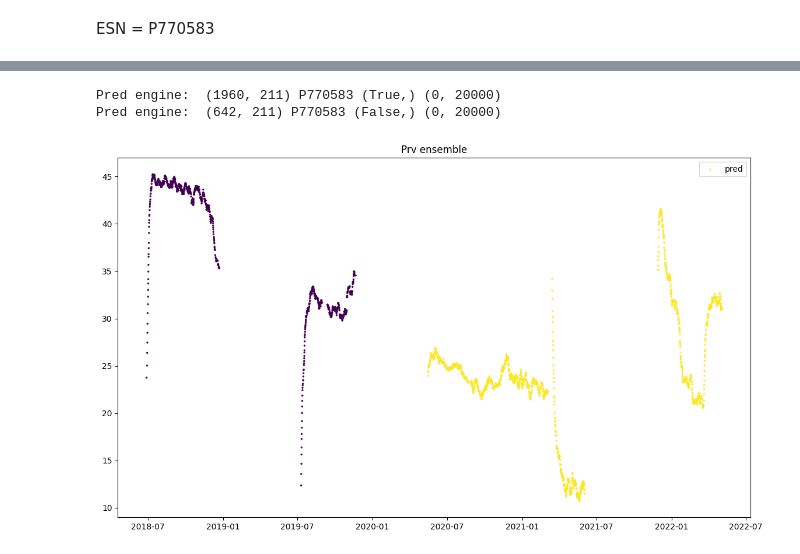
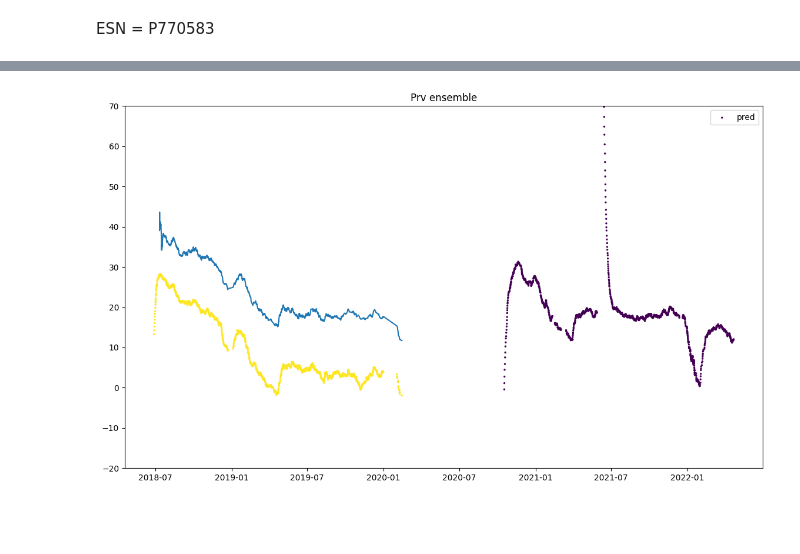
Before and after one commit to skeptlk/ecm, a Jupyter notebook: history_to_onwing.ipynb, the cells around one changed output, grey strips where cells are left out. Saved outputs shown, nothing was run; the diff lists cells and outputs as text; code cells hidden in the pictures; blank space fills up the shorter version.

```diff
--- a/history_to_onwing.ipynb
+++ b/history_to_onwing.ipynb
@@ -90,8 +106,8 @@ acms_new_names = acms_full.merge(ac_names, left_on=['acnum'], right_on=['ac_reg_
 idx_empty = acms_new_names['ac_reg_new'].isna() | (acms_new_names['ac_reg_new'] == "-")
 acms_new_names.loc[idx_empty, 'ac_reg_new'] = acms_new_names.loc[idx_empty, 'acnum']
 # %%
-result['Pos'] = result['Pos'].astype(float)
+eng_history['Pos'] = eng_history['Pos'].astype(float)
 
-result.query('ac_reg_new == "RA-73425" and Pos == 1')
+eng_history.query('ac_reg_new == "RA-73425" and Pos == 1')
 # %% [output]
 |  | Install Date | acnum | Pos | ESN | Comments | Removal Date | ac_serial | ac_reg_old | ac_reg_new |
@@ -104,7 +119,7 @@ result.query('ac_reg_new == "RA-73425" and Pos == 1')
 merged = []
 
 for (acnum, pos), group in acms_new_names.groupby(['ac_reg_new', 'pos']):
-  history = result.query('ac_reg_new == @acnum and Pos == @pos')[['Install Date', 'ESN']]
+  history = eng_history.query('ac_reg_new == @acnum and Pos == @pos')[['Install Date', 'ESN']]
 
   r = pd.merge_asof(
       left=group.dropna(subset=['reportts']),
@@ -360,7 +371,7 @@ acms = acms_with_esn \
   .copy()
 
 model = EGTMarginRegressor(
-  bleed_config=['prv'],
+  bleed_config=[],
   x_param=x_param,
   y_param=y_param,
   theta_param=theta_param,
@@ -476,14 +436,16 @@ eng[15:30]
+# %%
+bgu = pd.read_csv('./takeoff-merged-VQ-BDU-30s.csv', parse_dates=['reportts']).query('pos == 2')
 # %%
-eng = acms.query("esn == 'P770583'").query(f"{x_param} > 0 and {y_param} > 0 and {theta_param} > -100")
+eng = acms.query("esn == 'P770704'").query(f"{x_param} > 0 and {y_param} > 0 and {theta_param} > -100")
 
 pred = model.predict(eng, smoothed=True)
 
 plt.figure(figsize=(14, 8))
+plt.ylim(-20, 70)
 plt.title(f'Prv ensemble')
 plt.scatter(eng['reportts'], pred, c=eng["pos"], s=2)
+plt.plot(bgu['reportts'], bgu['egtm'])
 plt.legend(['pred'])
 plt.show()
 # %% [output]
-Pred engine:  (1960, 211) P770583 (True,) (0, 20000)
-Pred engine:  (642, 211) P770583 (False,) (0, 20000)
-[figure, old version]
+[figure, new version]
```
Also changed, not shown: parts of 12 cells of this notebook.
